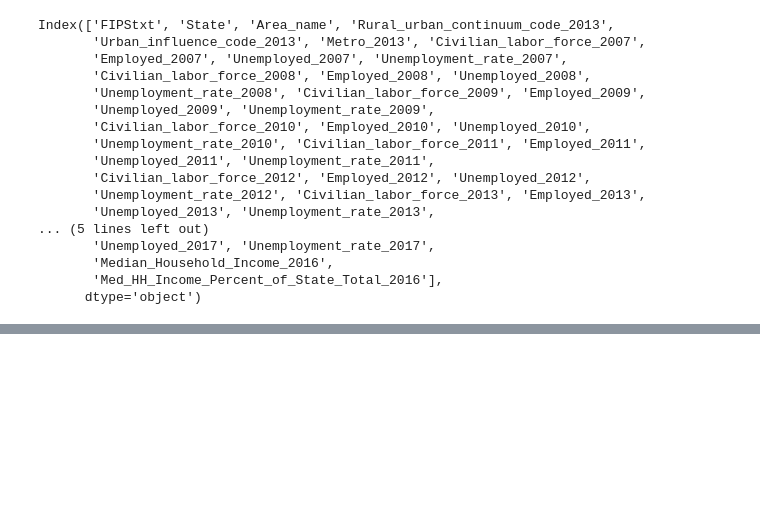
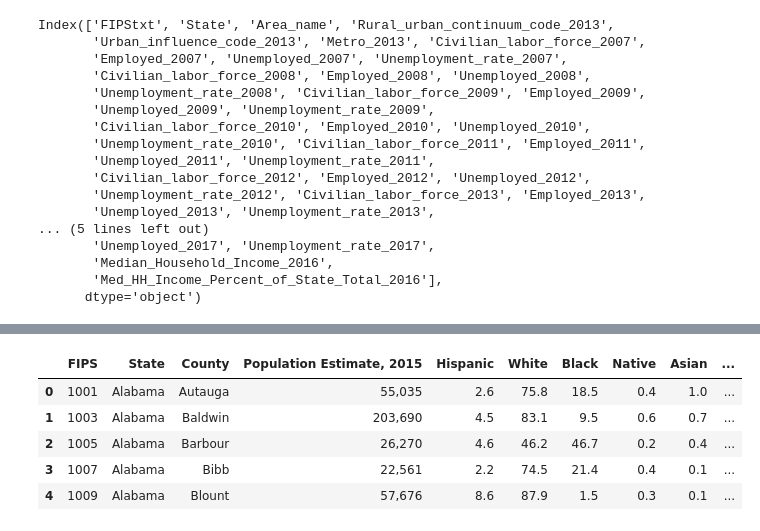
Before and after one commit to ravis773/food-desert-income-analysis, a Jupyter notebook: cleaning.ipynb, the cells around one changed output, grey strips where cells are left out. Cells and saved outputs as stored; diff of their text form; code cells hidden in the pictures; blank space fills up the shorter version.

```diff
--- a/cleaning.ipynb
+++ b/cleaning.ipynb
@@ -27,3 +27,18 @@ county.head()
 | 2 | 1005.0 | Alabama | Barbour | 27,457 | 27,326 | 27,132 | ... |
 | 3 | 1007.0 | Alabama | Bibb | 22,915 | 22,736 | 22,645 | ... |
 | 4 | 1009.0 | Alabama | Blount | 57,322 | 57,707 | 57,772 | ... |
+# %%
+county = county.dropna()
+counties = []
+states = []
+fips = []
+for c in county["County"]:
+    counties.append(re.sub(' ', '', c))
+for s in county["State"]:
+    states.append(re.sub(' ', '', s))
+for f in county["FIPS "]:
+    fips.append(int(f))
+county["County"] = counties
+county["State"] = states
+county["FIPS "] = fips
+county.head()
@@ -57,8 +79,8 @@ demographics.head()
 income = income.dropna()
 print(income.shape)
 counties = []
-for county in income["Area_name"]:
-    counties.append(re.sub(" County, ..", "", county))
+for c in income["Area_name"]:
+    counties.append(re.sub(" County, ..", "", c))
 income["Area_name"] = counties
 income.head()
 # %% [output]
@@ -92,0 +166,10 @@ Index(['FIPStxt', 'State', 'Area_name', 'Rural_urban_continuum_code_2013',
+# %%
+temp = pd.merge(county_cleaned, demographics_cleaned, how = 'inner', left_on=['State', 'County'], right_on=['State', 'County'])
+temp.head()
+# %% [output]
+|  | FIPS | State | County | Population Estimate, 2015 | Hispanic | White | Black | Native | Asian | ... |
+| 0 | 1001 | Alabama | Autauga | 55,035 | 2.6 | 75.8 | 18.5 | 0.4 | 1.0 | ... |
+| 1 | 1003 | Alabama | Baldwin | 203,690 | 4.5 | 83.1 | 9.5 | 0.6 | 0.7 | ... |
+| 2 | 1005 | Alabama | Barbour | 26,270 | 4.6 | 46.2 | 46.7 | 0.2 | 0.4 | ... |
+| 3 | 1007 | Alabama | Bibb | 22,561 | 2.2 | 74.5 | 21.4 | 0.4 | 0.1 | ... |
+| 4 | 1009 | Alabama | Blount | 57,676 | 8.6 | 87.9 | 1.5 | 0.3 | 0.1 | ... |
```
Also changed, not shown: parts of 12 cells of this notebook, 2 other files.
